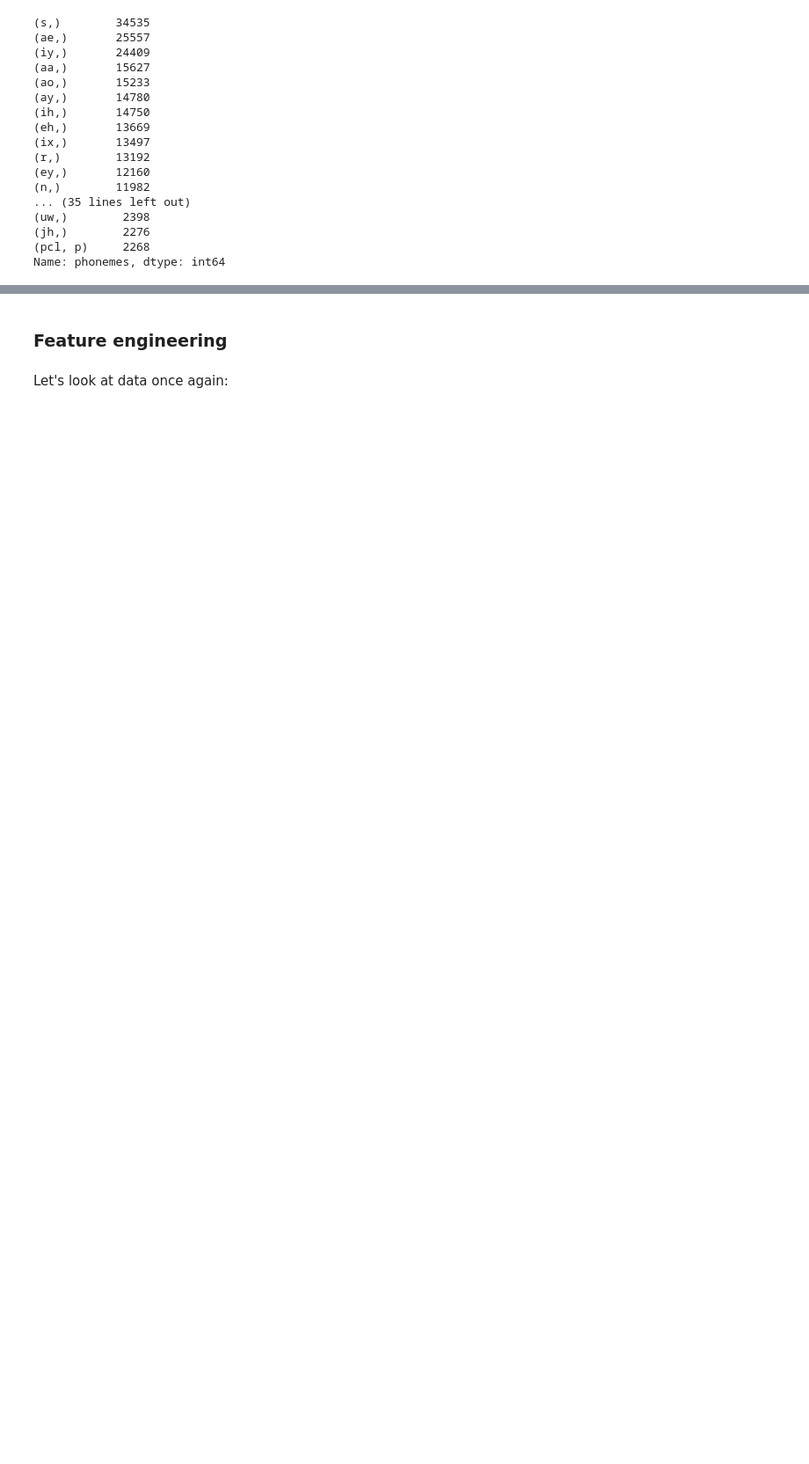
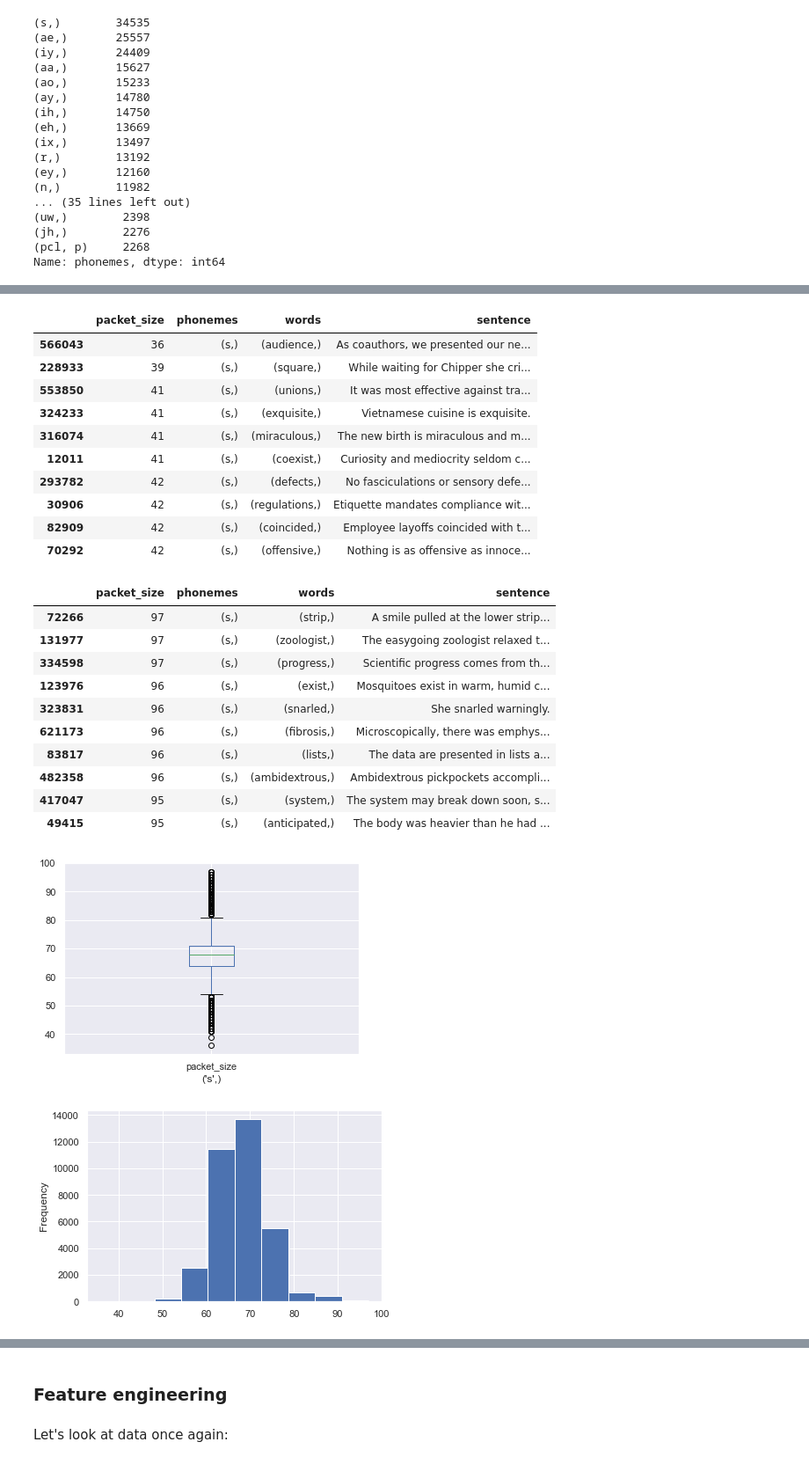
Before and after one commit to czFIRE/BT_attack_on_VoIP_encrypted_messengers, a Jupyter notebook: bt.ipynb, the cells around one changed output, grey strips where cells are left out. Shown at 88% size. Saved outputs shown, nothing was run; the diff lists cells and outputs as text; code cells hidden in the pictures; blank space fills up the shorter version.

```diff
--- a/bt.ipynb
+++ b/bt.ipynb
@@ -196,7 +191,26 @@ label_frequencies.head(50)
 (jh,)        2276
 (pcl, p)     2268
 Name: phonemes, dtype: int64
-# %%
-#.boxplot(column='phonemes')
-graph_data = label_data.loc[label_data['phonemes'] == ("kcl", "k")]
-graph_data
+# %%
+from IPython.display import display
+
+def get_distribution_info(dataframe, xlabel):
+    Q1 = dataframe.packet_size.quantile(0.25)
+    Q3 = dataframe.packet_size.quantile(0.75)
+    IQR = Q3 - Q1
+
+    print("Total values:", dataframe.packet_size.count())
+    print("Lower outsiders:", (dataframe.packet_size < (Q1 - 1.5 * IQR)).sum())
+    print("Upper outsiders:", (dataframe.packet_size > (Q3 + 1.5 * IQR)).sum())
+    print()
+
+    display(graph_data[dataframe.packet_size < (Q1 - 1.5 * IQR)].sort_values('packet_size').head(10))
+    display(graph_data[dataframe.packet_size > (Q3 + 1.5 * IQR)].sort_values('packet_size', ascending=False).head(10))
+
+    plt.figure()
+    dataframe.packet_size.plot.box()
+    plt.xlabel(xlabel)
+    plt.show()
+    plt.figure()
+    dataframe.packet_size.plot.hist()
+    plt.show()
@@ -202,0 +219,13 @@ graph_data
+# %%
+label_data['phonemes'] = label_data['phonemes'].astype('object')
+
+interesting_phonemes = [("s",), ("ae",), ("iy",), ("kcl", "k")]
+
+for phoneme in interesting_phonemes:
+    graph_data = label_data.loc[label_data.phonemes == phoneme]
+    #graph_data = graph_data.copy() #.loc was somehow acting up and not copying properly
+    get_distribution_info(graph_data, phoneme)
+
+#graph_data['phonemes'] = label_data['phonemes'].astype('category')
+label_data['phonemes'] = label_data['phonemes'].astype('category')
+# %% [output]
@@ -202,0 +235,24 @@ graph_data
+|  | packet_size | phonemes | words | sentence |
+| 566043 | 36 | (s,) | (audience,) | As coauthors, we presented our ne... |
+| 228933 | 39 | (s,) | (square,) | While waiting for Chipper she cri... |
+| 553850 | 41 | (s,) | (unions,) | It was most effective against tra... |
+| 324233 | 41 | (s,) | (exquisite,) | Vietnamese cuisine is exquisite. |
+| 316074 | 41 | (s,) | (miraculous,) | The new birth is miraculous and m... |
+| 12011 | 41 | (s,) | (coexist,) | Curiosity and mediocrity seldom c... |
+| 293782 | 42 | (s,) | (defects,) | No fasciculations or sensory defe... |
+| 30906 | 42 | (s,) | (regulations,) | Etiquette mandates compliance wit... |
+| 82909 | 42 | (s,) | (coincided,) | Employee layoffs coincided with t... |
+| 70292 | 42 | (s,) | (offensive,) | Nothing is as offensive as innoce... |
+|  | packet_size | phonemes | words | sentence |
+| 72266 | 97 | (s,) | (strip,) | A smile pulled at the lower strip... |
+| 131977 | 97 | (s,) | (zoologist,) | The easygoing zoologist relaxed t... |
+| 334598 | 97 | (s,) | (progress,) | Scientific progress comes from th... |
+| 123976 | 96 | (s,) | (exist,) | Mosquitoes exist in warm, humid c... |
+| 323831 | 96 | (s,) | (snarled,) | She snarled warningly. |
+| 621173 | 96 | (s,) | (fibrosis,) | Microscopically, there was emphys... |
+| 83817 | 96 | (s,) | (lists,) | The data are presented in lists a... |
+| 482358 | 96 | (s,) | (ambidextrous,) | Ambidextrous pickpockets accompli... |
+| 417047 | 95 | (s,) | (system,) | The system may break down soon, s... |
+| 49415 | 95 | (s,) | (anticipated,) | The body was heavier than he had ... |
+[figure, added]
+[figure, added]
```
Also changed, not shown: parts of 16 cells of this notebook, 1 other file.
